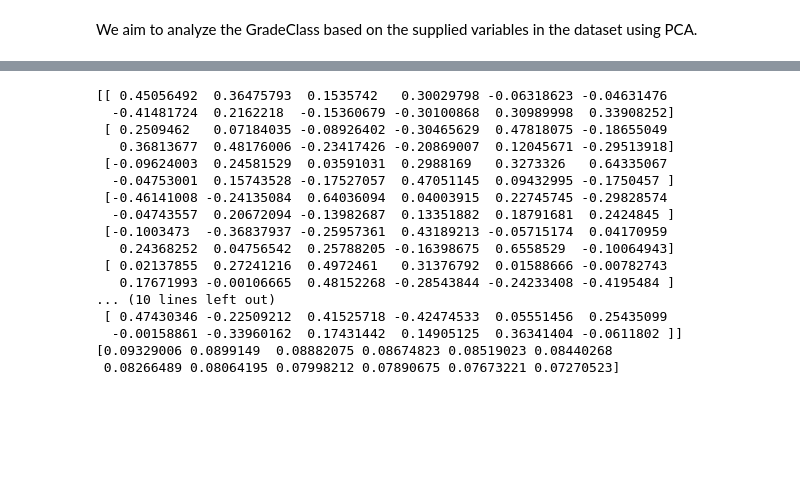
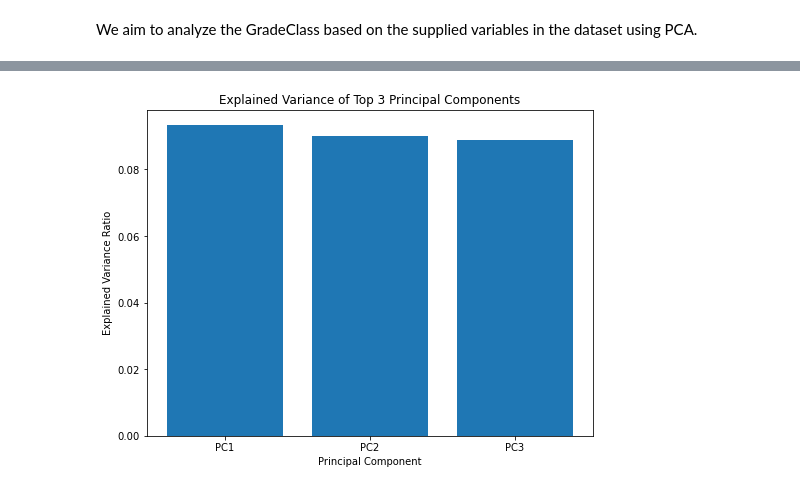
Before and after one commit to rohancshah21/cee5930-proj1, a Jupyter notebook: pca.ipynb, the cells around one changed output, grey strips where cells are left out. Drawn from its saved outputs; the diff is of its cells as text; code cells hidden in the pictures; blank space fills up the shorter version.

Commit message:
add scree plot and correlation circle

```diff
--- a/pca.ipynb
+++ b/pca.ipynb
@@ -39,23 +42,26 @@ x = scaler.fit_transform(X)
 pca = PCA(n_components=None)
 pca.fit(x)
 
-print(pca.components_)
-print(pca.explained_variance_ratio_)
+components = pca.components_
+explained_variance = pca.explained_variance_ratio_
+
+pca_df = pd.DataFrame(pca.components_, columns=X.columns)
-# %% [output]
-[[ 0.45056492  0.36475793  0.1535742   0.30029798 -0.06318623 -0.04631476
-  -0.41481724  0.2162218  -0.15360679 -0.30100868  0.30989998  0.33908252]
- [ 0.2509462   0.07184035 -0.08926402 -0.30465629  0.47818075 -0.18655049
-   0.36813677  0.48176006 -0.23417426 -0.20869007  0.12045671 -0.29513918]
- [-0.09624003  0.24581529  0.03591031  0.2988169   0.3273326   0.64335067
-  -0.04753001  0.15743528 -0.17527057  0.47051145  0.09432995 -0.1750457 ]
- [-0.46141008 -0.24135084  0.64036094  0.04003915  0.22745745 -0.29828574
-  -0.04743557  0.20672094 -0.13982687  0.13351882  0.18791681  0.2424845 ]
- [-0.1003473  -0.36837937 -0.25957361  0.43189213 -0.05715174  0.04170959
-   0.24368252  0.04756542  0.25788205 -0.16398675  0.6558529  -0.10064943]
- [ 0.02137855  0.27241216  0.4972461   0.31376792  0.01588666 -0.00782743
-   0.17671993 -0.00106665  0.48152268 -0.28543844 -0.24233408 -0.4195484 ]
-... (10 lines left out)
- [ 0.47430346 -0.22509212  0.41525718 -0.42474533  0.05551456  0.25435099
-  -0.00158861 -0.33960162  0.17431442  0.14905125  0.36341404 -0.0611802 ]]
-[0.09329006 0.0899149  0.08882075 0.08674823 0.08519023 0.08440268
- 0.08266489 0.08064195 0.07998212 0.07890675 0.07673221 0.07270523]
+# %%
+top_3_pcs = pca_df.head(3)
+top_3_explained_variance = explained_variance[:3]
+
+top_3_pcs_with_variance = pd.DataFrame(top_3_pcs)
+top_3_pcs_with_variance['Explained Variance'] = top_3_explained_variance
+
+importance_scores = top_3_pcs.abs().sum(axis=0)
+most_important_variables = importance_scores.nlargest(3)
+# %%
+# Explained Variance
+plt.figure(figsize=(8, 6))
+plt.bar(range(1, 4), top_3_explained_variance, tick_label=['PC1', 'PC2', 'PC3'])
+plt.title('Explained Variance of Top 3 Principal Components')
+plt.xlabel('Principal Component')
+plt.ylabel('Explained Variance Ratio')
+plt.show()
+# %% [output]
+[figure, added]
```
Also changed, not shown: parts of 4 cells of this notebook.
